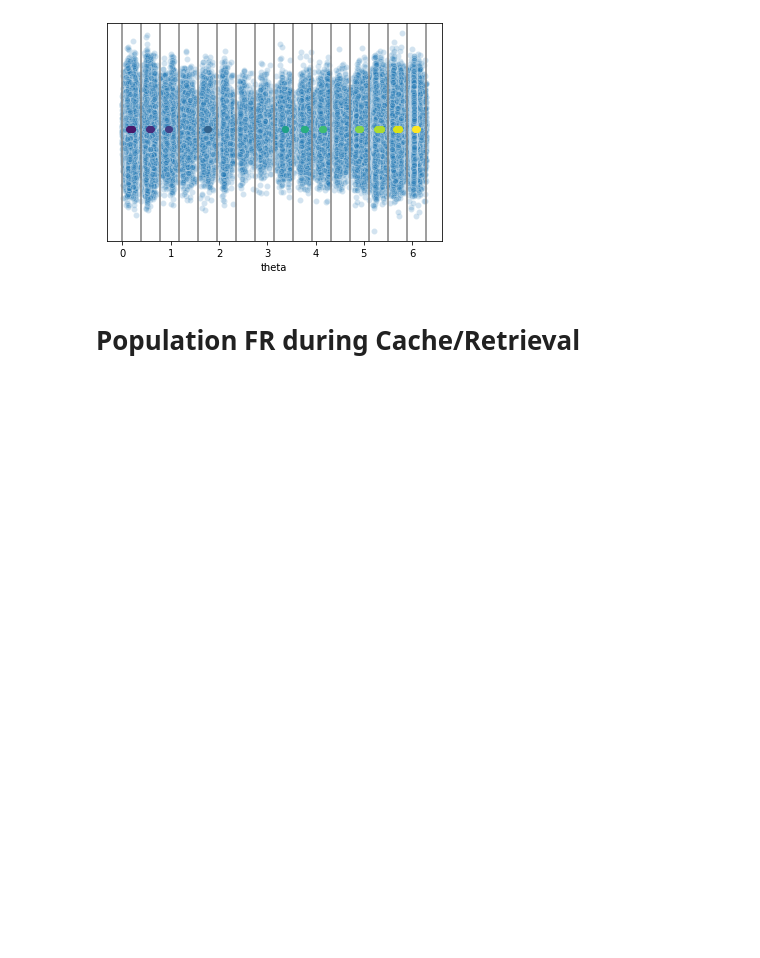
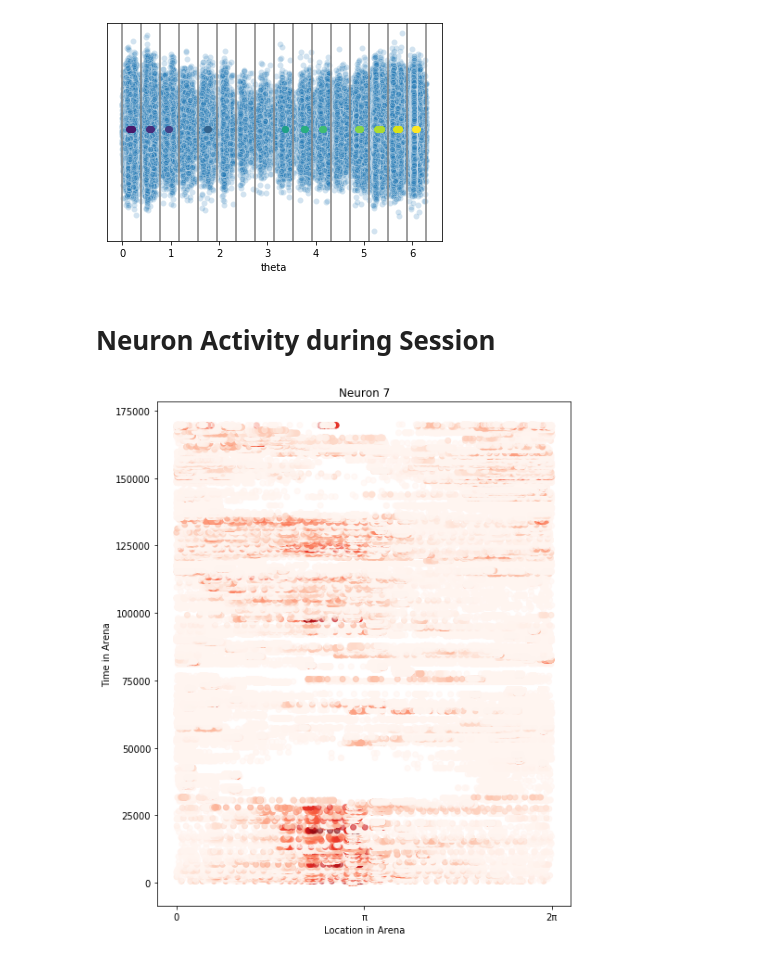
Before and after one commit to chingf/cache-arena-analysis, a Jupyter notebook: notebooks/0-explorations/1-basic-plots.ipynb, the cells around one changed output. Drawn from its saved outputs; the diff is of its cells as text; code cells hidden in the pictures; blank space fills up the shorter version.

```diff
--- a/notebooks/0-explorations/1-basic-plots.ipynb
+++ b/notebooks/0-explorations/1-basic-plots.ipynb
@@ -69,5 +59,3 @@ plt.yticks([]); plt.ylabel("")
 plt.show()
 # %% [output]
 [figure]
-# %% [markdown]
-# Population FR during Cache/Retrieval
@@ -135,0 +62,29 @@ plt.show()
+# %% [markdown]
+# Neuron Activity during Session
+# %%
+neurs = np.arange(exp_data.num_neurs)#np.random.choice(num_neurons, size=10, replace=False)
+for neur in neurs[7:8]:
+    spikes = exp_data.spikes[neur,:]
+    fr = exp_data.fr[neur,:]
+    plt.figure(figsize=(8,10))
+    plt.scatter(
+        exp_data.thetas, np.arange(exp_data.num_frames),
+        c=fr, cmap="Reds", alpha=0.6
+        )
+#     plt.scatter(
+#         exp_data.c[cache_frames], -cache_frames, s=70, marker="*",
+#         color="blue", alpha=0.7
+#         )
+#     plt.scatter(
+#         neur_theta[retrievals_frames], -retrievals_frames, s=70, marker="x",
+#         color="blue", alpha=0.7
+#         )
+    plt.ylabel("Time in Arena")
+    mins = np.array([20,40,60,80,100,120])
+    #plt.yticks(-20*60*mins, mins)
+    plt.xlabel("Location in Arena")
+    plt.xticks([0, pi, 2*pi], ["0", "\u03C0", "2\u03C0"])
+    plt.title("Neuron %d"%neur)
+    plt.show()
+# %% [output]
+[figure, added]
```
Also changed, not shown: parts of 7 cells of this notebook, 1 other file.
